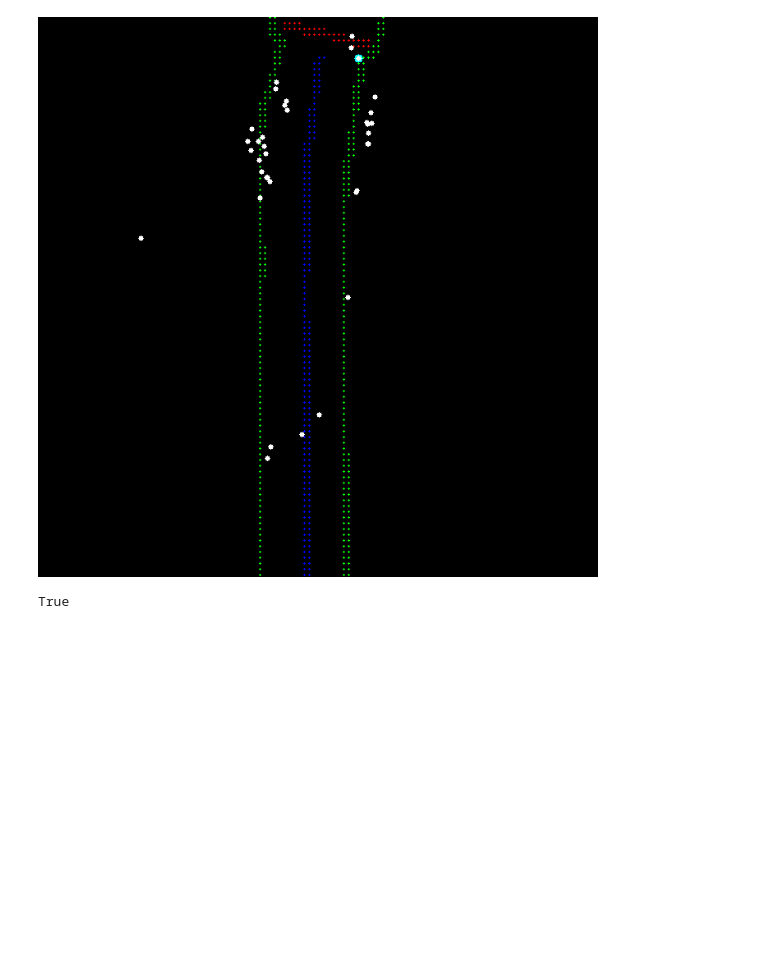
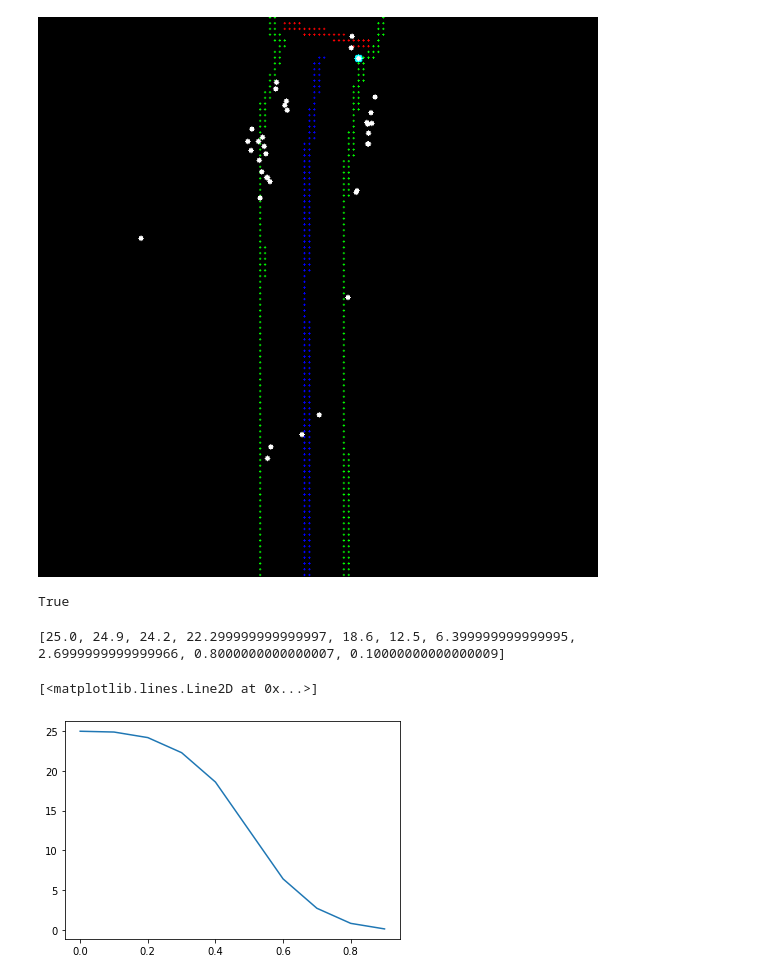
Before and after one commit to eddy0117/OpenGL_CarGUI, a Jupyter notebook: tools/Image_process.ipynb, the cells around one changed output. Cells and saved outputs as stored; diff of their text form; code cells hidden in the pictures; blank space fills up the shorter version.

```diff
--- a/tools/Image_process.ipynb
+++ b/tools/Image_process.ipynb
@@ -220,3 +220,29 @@ img[:, :, 0] = 255
 cv2.imwrite('textures/roadline.png', img)
 # %% [output]
 True
+# %%
+import numpy as np
+from easing_functions import *
+
+import numpy as np
+import matplotlib.pyplot as plt
+
+a = BounceEaseInOut(start=3, end=1, duration=1)
+# b = CubicEaseInOut(start=0, end=1)
+c = CubicEaseInOut(start=25, end=0)
+
+x = np.arange(0, 1, 0.1)
+# y = np.arange(0, 1, -0.001)
+
+# y1 = list(map(b, y))
+y2 = list(map(c, x))
+
+# print(y1)
+print(y2)
+
+# plt.plot(y,y1)
+plt.plot(x,y2)
+# %% [output]
+[25.0, 24.9, 24.2, 22.299999999999997, 18.6, 12.5, 6.399999999999995, 2.6999999999999966, 0.8000000000000007, 0.10000000000000009]
+[<matplotlib.lines.Line2D at 0x...>]
+[figure, added]
```
Also changed, not shown: 6 other files.
